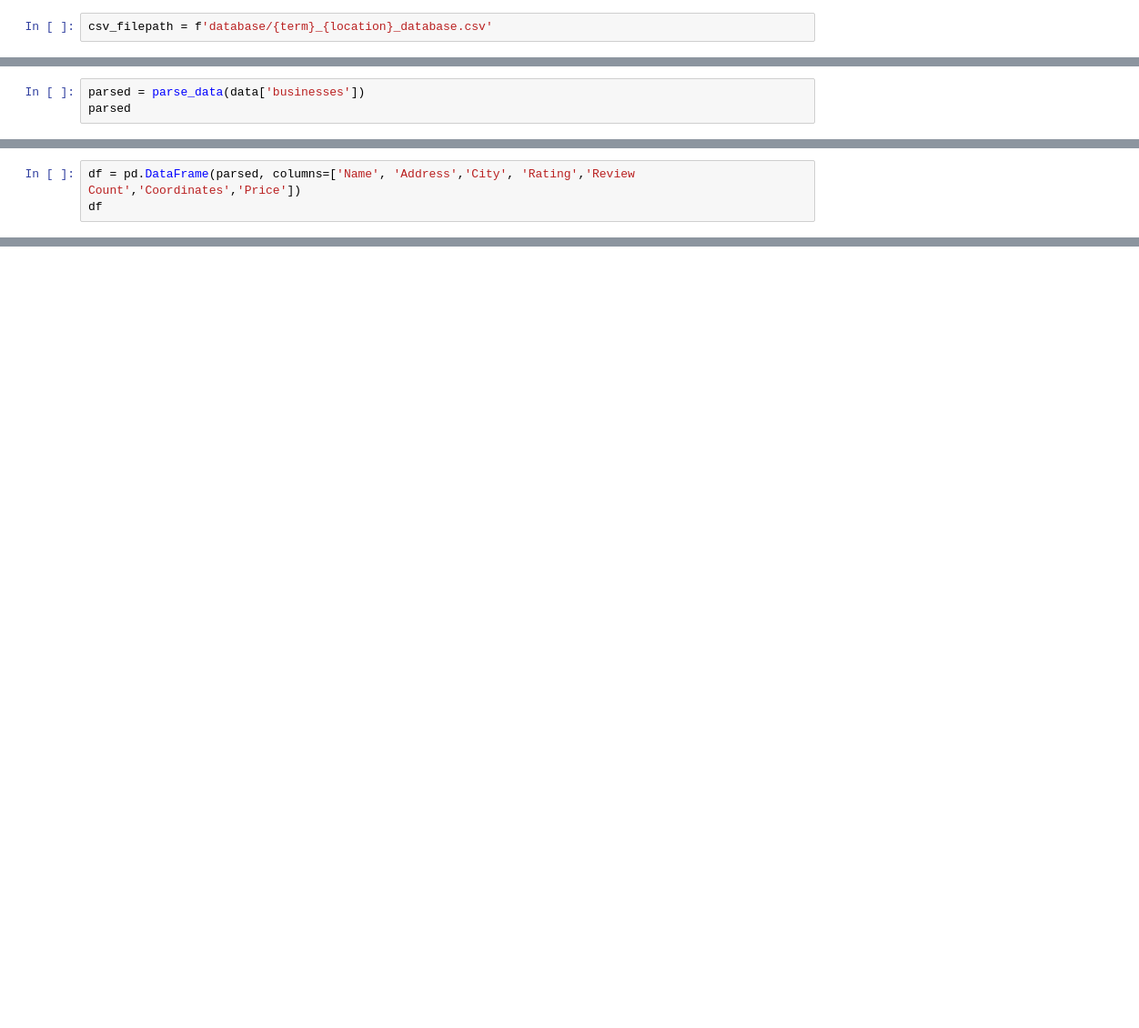
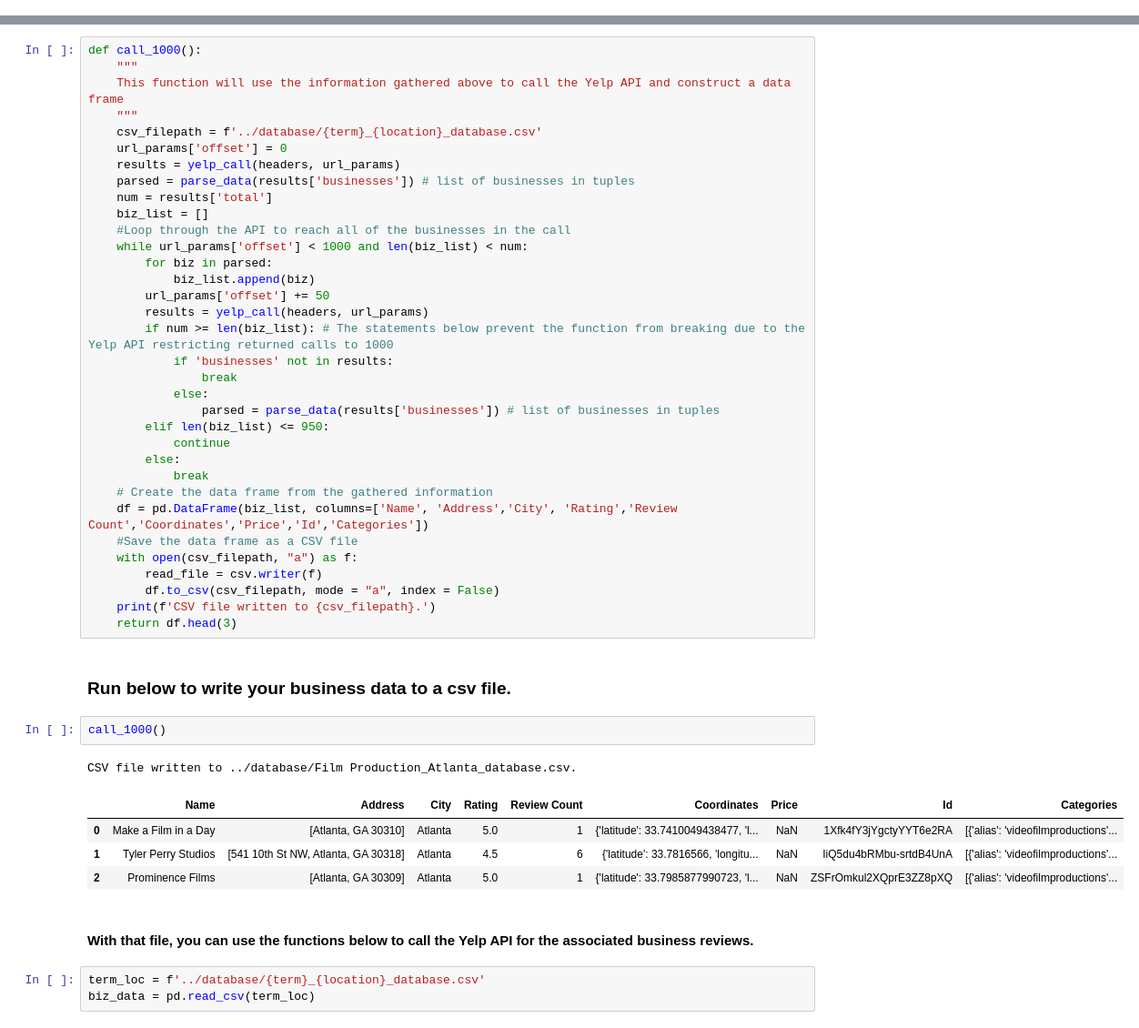
Before and after one commit to mike-flanagan/Yelp_Jake_Mike_Phase_1, a Jupyter notebook: code/yelp_business_insights.ipynb, the cells around one changed output, grey strips where cells are left out. Shown: that part at 91% size. Saved outputs shown, nothing was run; the diff lists cells and outputs as text; blank space fills up the shorter version.

```diff
--- a/code/yelp_business_insights.ipynb
+++ b/code/yelp_business_insights.ipynb
@@ -576,2 +0,0 @@ df
-# %%
-csv_filepath = f'database/{term}_{location}_database.csv'
@@ -703,3 +0,0 @@ KeyboardInterrupt:
-# %%
-parsed = parse_data(data['businesses'])
-parsed
@@ -807,3 +0,0 @@ test_d.append(parsed)
-# %%
-df = pd.DataFrame(parsed, columns=['Name', 'Address','City', 'Rating','Review Count','Coordinates','Price'])
-df
@@ -1035,0 +89,49 @@ def call_1000():
+# %%
+def call_1000():
+    """
+    This function will use the information gathered above to call the Yelp API and construct a data frame
+    """
+    csv_filepath = f'../database/{term}_{location}_database.csv'
+    url_params['offset'] = 0
+    results = yelp_call(headers, url_params)
+    parsed = parse_data(results['businesses']) # list of businesses in tuples
+    num = results['total']
+    biz_list = []
+    #Loop through the API to reach all of the businesses in the call
+    while url_params['offset'] < 1000 and len(biz_list) < num:
+        for biz in parsed:
+            biz_list.append(biz)
+        url_params['offset'] += 50
+        results = yelp_call(headers, url_params)
+        if num >= len(biz_list): # The statements below prevent the function from breaking due to the Yelp API restricting returned calls to 1000
+            if 'businesses' not in results:
+                break
+            else:
+                parsed = parse_data(results['businesses']) # list of businesses in tuples
+        elif len(biz_list) <= 950:
+            continue
+        else:
+            break
+    # Create the data frame from the gathered information
+    df = pd.DataFrame(biz_list, columns=['Name', 'Address','City', 'Rating','Review Count','Coordinates','Price','Id','Categories'])
+    #Save the data frame as a CSV file
+    with open(csv_filepath, "a") as f:
+        read_file = csv.writer(f)
+        df.to_csv(csv_filepath, mode = "a", index = False)
+    print(f'CSV file written to {csv_filepath}.')
+    return df.head(3)
+# %% [markdown]
+### Run below to write your business data to a csv file.
+# %%
+call_1000()
+# %% [output]
+CSV file written to ../database/Film Production_Atlanta_database.csv.
+|  | Name | Address | City | Rating | Review Count | Coordinates | Price | Id | Categories |
+| 0 | Make a Film in a Day | [Atlanta, GA 30310] | Atlanta | 5.0 | 1 | {'latitude': 33.7410049438477, 'l... | NaN | 1Xfk4fY3jYgctyYYT6e2RA | [{'alias': 'videofilmproductions'... |
+| 1 | Tyler Perry Studios | [541 10th St NW, Atlanta, GA 30318] | Atlanta | 4.5 | 6 | {'latitude': 33.7816566, 'longitu... | NaN | IiQ5du4bRMbu-srtdB4UnA | [{'alias': 'videofilmproductions'... |
+| 2 | Prominence Films | [Atlanta, GA 30309] | Atlanta | 5.0 | 1 | {'latitude': 33.7985877990723, 'l... | NaN | ZSFrOmkul2XQprE3ZZ8pXQ | [{'alias': 'videofilmproductions'... |
+# %% [markdown]
+#### With that file, you can use the functions below to call the Yelp API for the associated business reviews.
+# %%
+term_loc = f'../database/{term}_{location}_database.csv'
+biz_data = pd.read_csv(term_loc)
```
Also changed, not shown: parts of 91 cells of this notebook, 9 other files.
